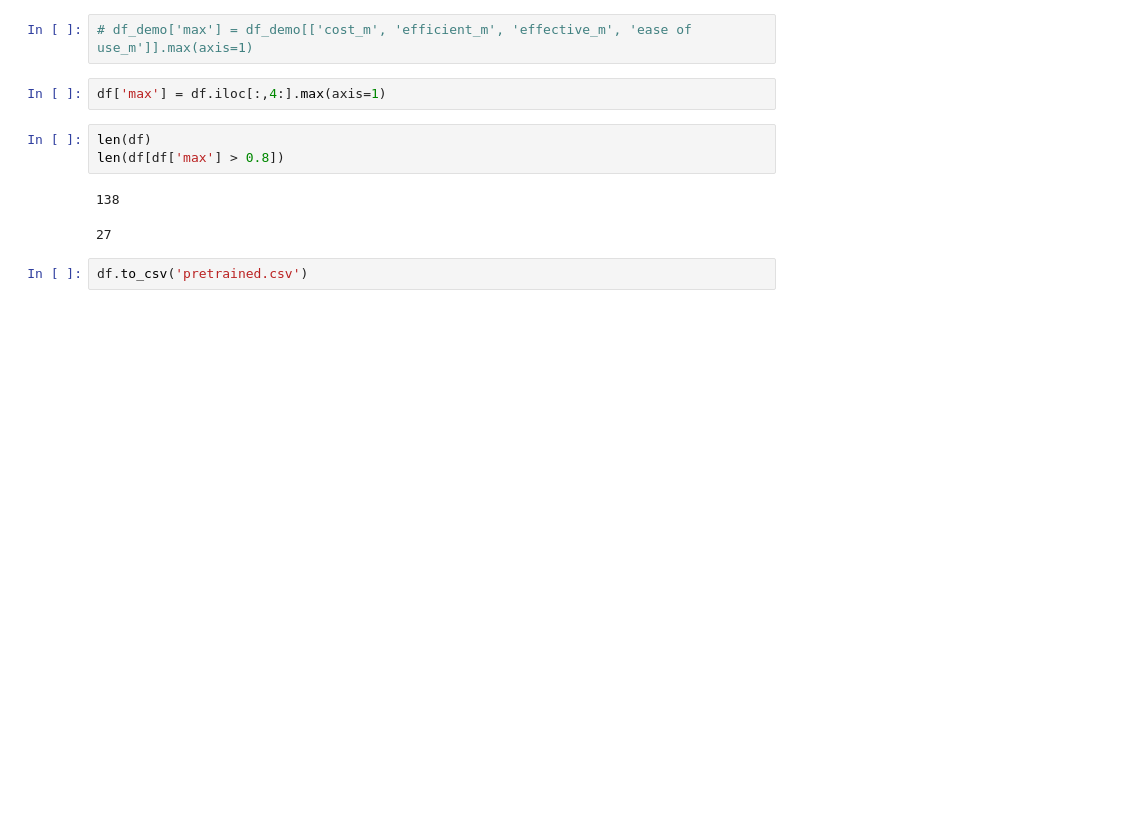
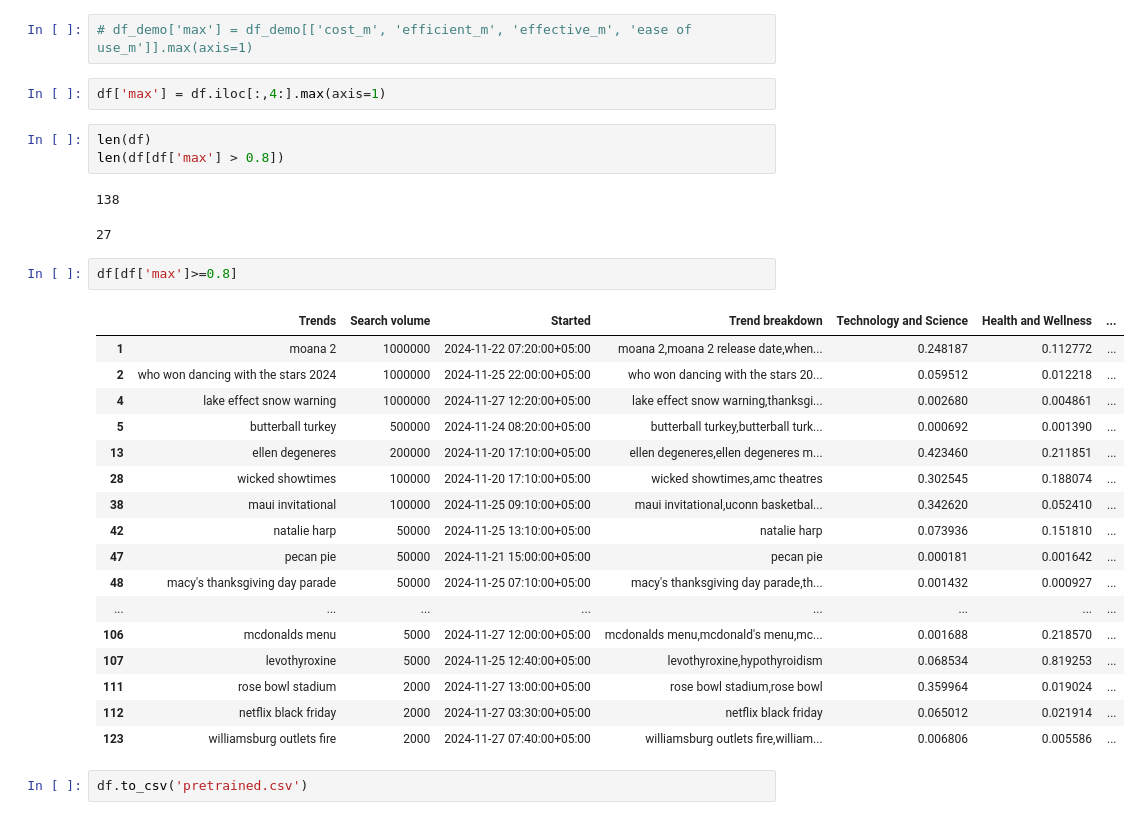
Before and after one commit to woonsupkim/DataViz, a Jupyter notebook: Data_Journalism.ipynb, the cells around one changed output. Drawn from its saved outputs; the diff is of its cells as text; blank space fills up the shorter version.

```diff
--- a/Data_Journalism.ipynb
+++ b/Data_Journalism.ipynb
@@ -107,5 +107,25 @@ len(df[df['max'] > 0.8])
 # %% [output]
 138
 27
+# %%
+df[df['max']>=0.8]
+# %% [output]
+|  | Trends | Search volume | Started | Trend breakdown | Technology and Science | Health and Wellness | ... |
+| 1 | moana 2 | 1000000 | 2024-11-22 07:20:00+05:00 | moana 2,moana 2 release date,when... | 0.248187 | 0.112772 | ... |
+| 2 | who won dancing with the stars 2024 | 1000000 | 2024-11-25 22:00:00+05:00 | who won dancing with the stars 20... | 0.059512 | 0.012218 | ... |
+| 4 | lake effect snow warning | 1000000 | 2024-11-27 12:20:00+05:00 | lake effect snow warning,thanksgi... | 0.002680 | 0.004861 | ... |
+| 5 | butterball turkey | 500000 | 2024-11-24 08:20:00+05:00 | butterball turkey,butterball turk... | 0.000692 | 0.001390 | ... |
+| 13 | ellen degeneres | 200000 | 2024-11-20 17:10:00+05:00 | ellen degeneres,ellen degeneres m... | 0.423460 | 0.211851 | ... |
+| 28 | wicked showtimes | 100000 | 2024-11-20 17:10:00+05:00 | wicked showtimes,amc theatres | 0.302545 | 0.188074 | ... |
+| 38 | maui invitational | 100000 | 2024-11-25 09:10:00+05:00 | maui invitational,uconn basketbal... | 0.342620 | 0.052410 | ... |
+| 42 | natalie harp | 50000 | 2024-11-25 13:10:00+05:00 | natalie harp | 0.073936 | 0.151810 | ... |
+| 47 | pecan pie | 50000 | 2024-11-21 15:00:00+05:00 | pecan pie | 0.000181 | 0.001642 | ... |
+| 48 | macy's thanksgiving day parade | 50000 | 2024-11-25 07:10:00+05:00 | macy's thanksgiving day parade,th... | 0.001432 | 0.000927 | ... |
+| ... | ... | ... | ... | ... | ... | ... | ... |
+| 106 | mcdonalds menu | 5000 | 2024-11-27 12:00:00+05:00 | mcdonalds menu,mcdonald's menu,mc... | 0.001688 | 0.218570 | ... |
+| 107 | levothyroxine | 5000 | 2024-11-25 12:40:00+05:00 | levothyroxine,hypothyroidism | 0.068534 | 0.819253 | ... |
+| 111 | rose bowl stadium | 2000 | 2024-11-27 13:00:00+05:00 | rose bowl stadium,rose bowl | 0.359964 | 0.019024 | ... |
+| 112 | netflix black friday | 2000 | 2024-11-27 03:30:00+05:00 | netflix black friday | 0.065012 | 0.021914 | ... |
+| 123 | williamsburg outlets fire | 2000 | 2024-11-27 07:40:00+05:00 | williamsburg outlets fire,william... | 0.006806 | 0.005586 | ... |
 # %%
 df.to_csv('pretrained.csv')
```
